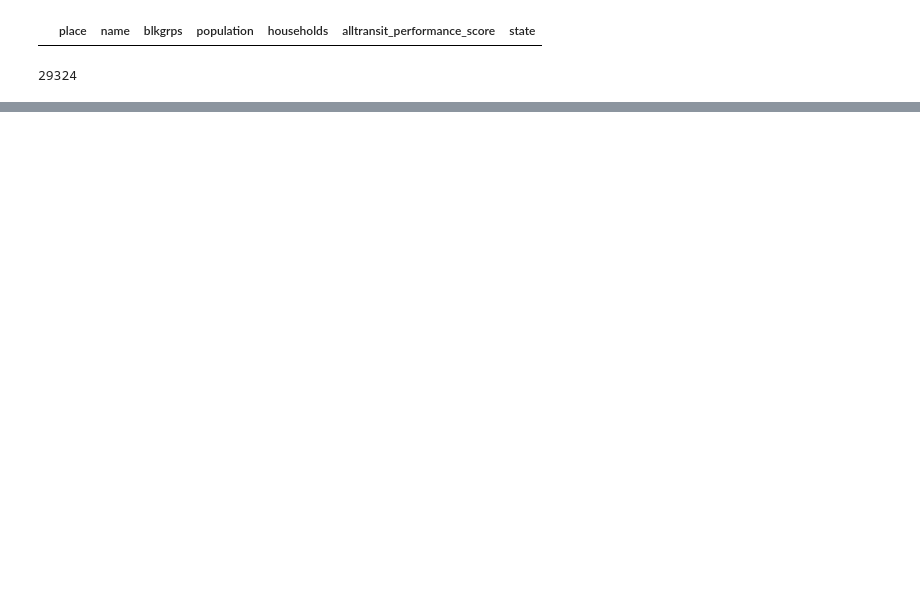
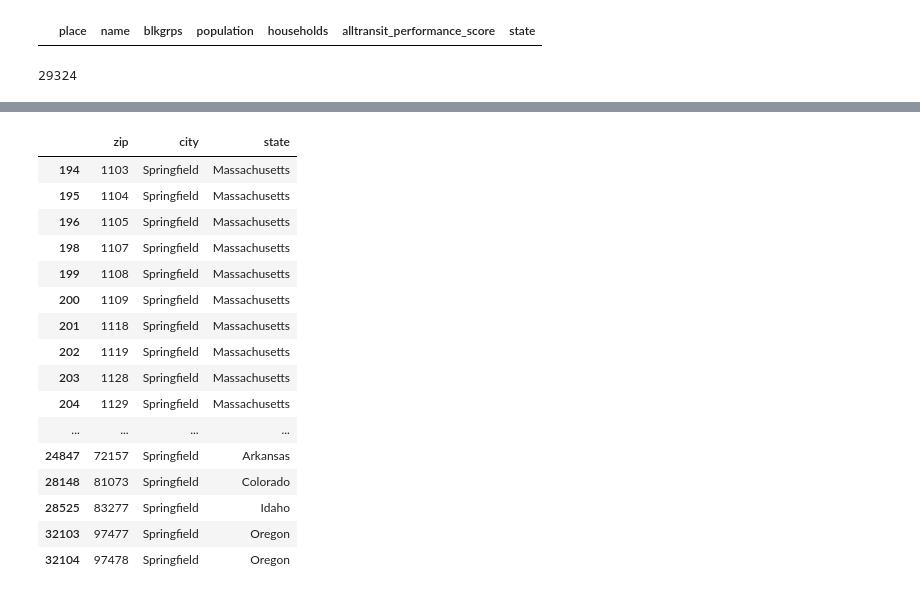
Before and after one commit to bishdj22/HomeSlice, a Jupyter notebook: Transportation Cleanup.ipynb, the cells around one changed output, grey strips where cells are left out. Saved outputs shown, nothing was run; the diff lists cells and outputs as text; code cells hidden in the pictures; blank space fills up the shorter version.

```diff
--- a/Transportation Cleanup.ipynb
+++ b/Transportation Cleanup.ipynb
@@ -31,0 +121,7 @@ transportscores[transportscores['alltransit_performance_score'] > 9.5]
+# %%
+df5 = df4.drop(columns=['lat', 'lng','state_id', 'zcta', 'parent_zcta',
+                           'population', 'density', 'county_fips', 'county_name', 'county_weights', 'county_names_all',
+                          'county_fips_all', 'imprecise', 'military', 'timezone'])
+us_zip = df5[df5.state_name != 'Puerto Rico']
+us_zip = us_zip.rename(columns={"state_name":"state"})
+us_zip
@@ -31,0 +142,20 @@ transportscores[transportscores['alltransit_performance_score'] > 9.5]
+# %%
+us_zip[us_zip['city'] == 'Springfield']
+# %% [output]
+|  | zip | city | state |
+| 194 | 1103 | Springfield | Massachusetts |
+| 195 | 1104 | Springfield | Massachusetts |
+| 196 | 1105 | Springfield | Massachusetts |
+| 198 | 1107 | Springfield | Massachusetts |
+| 199 | 1108 | Springfield | Massachusetts |
+| 200 | 1109 | Springfield | Massachusetts |
+| 201 | 1118 | Springfield | Massachusetts |
+| 202 | 1119 | Springfield | Massachusetts |
+| 203 | 1128 | Springfield | Massachusetts |
+| 204 | 1129 | Springfield | Massachusetts |
+| ... | ... | ... | ... |
+| 24847 | 72157 | Springfield | Arkansas |
+| 28148 | 81073 | Springfield | Colorado |
+| 28525 | 83277 | Springfield | Idaho |
+| 32103 | 97477 | Springfield | Oregon |
+| 32104 | 97478 | Springfield | Oregon |
```
Also changed, not shown: parts of 16 cells of this notebook, 1 other file.
